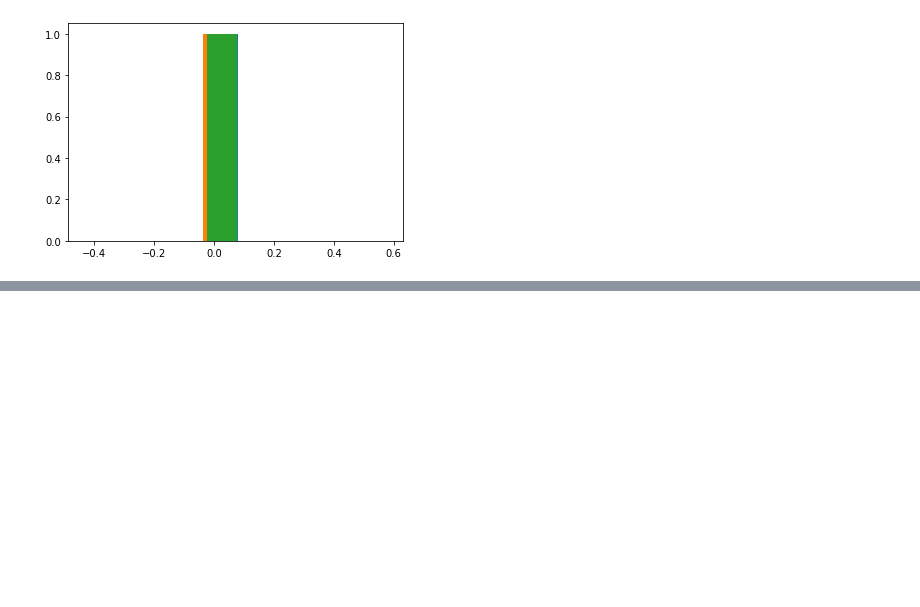
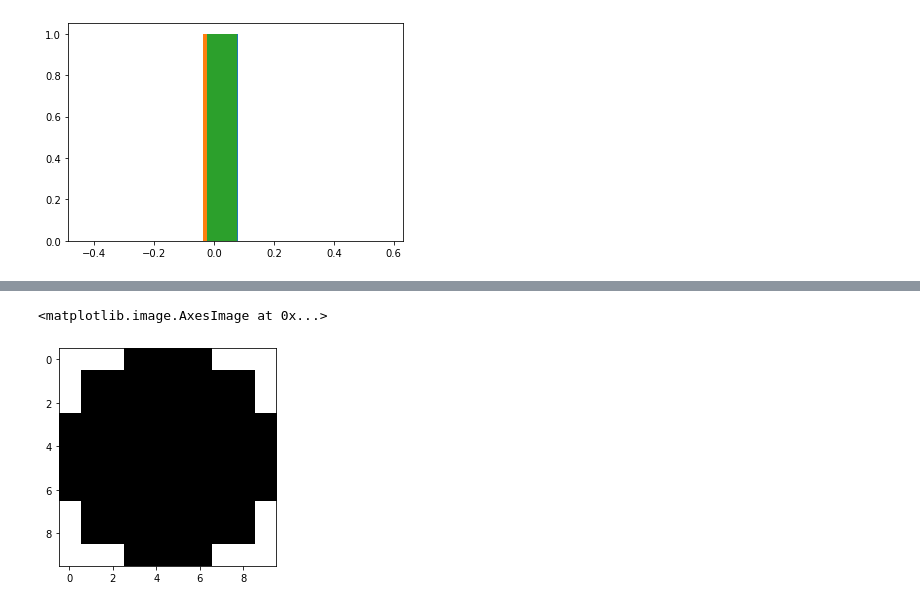
Before and after one commit to bahonya/DS, a Jupyter notebook: mlsec/mlsec2.ipynb, the cells around one changed output, grey strips where cells are left out. Cells and saved outputs as stored; diff of their text form; code cells hidden in the pictures; blank space fills up the shorter version.

```diff
--- a/mlsec/mlsec2.ipynb
+++ b/mlsec/mlsec2.ipynb
@@ -106 +116,6 @@ TypeError: ignored
+# %%
+plt.imshow(check_meshgrid_circle(10, 5.5), cmap='Greys')
+# %% [output]
+<matplotlib.image.AxesImage at 0x...>
+[figure, added]
 # %%
```
Also changed, not shown: parts of 10 cells of this notebook.
